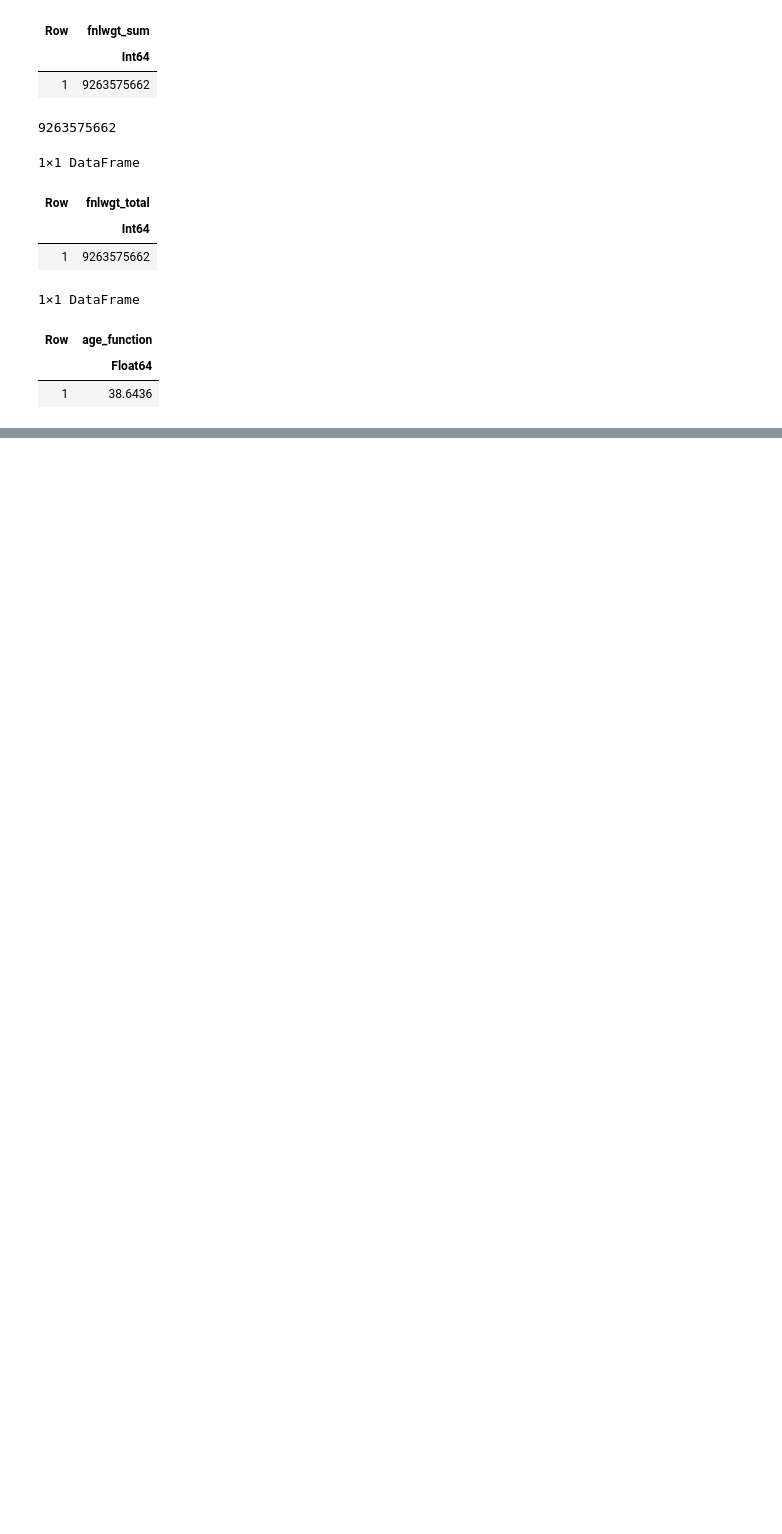
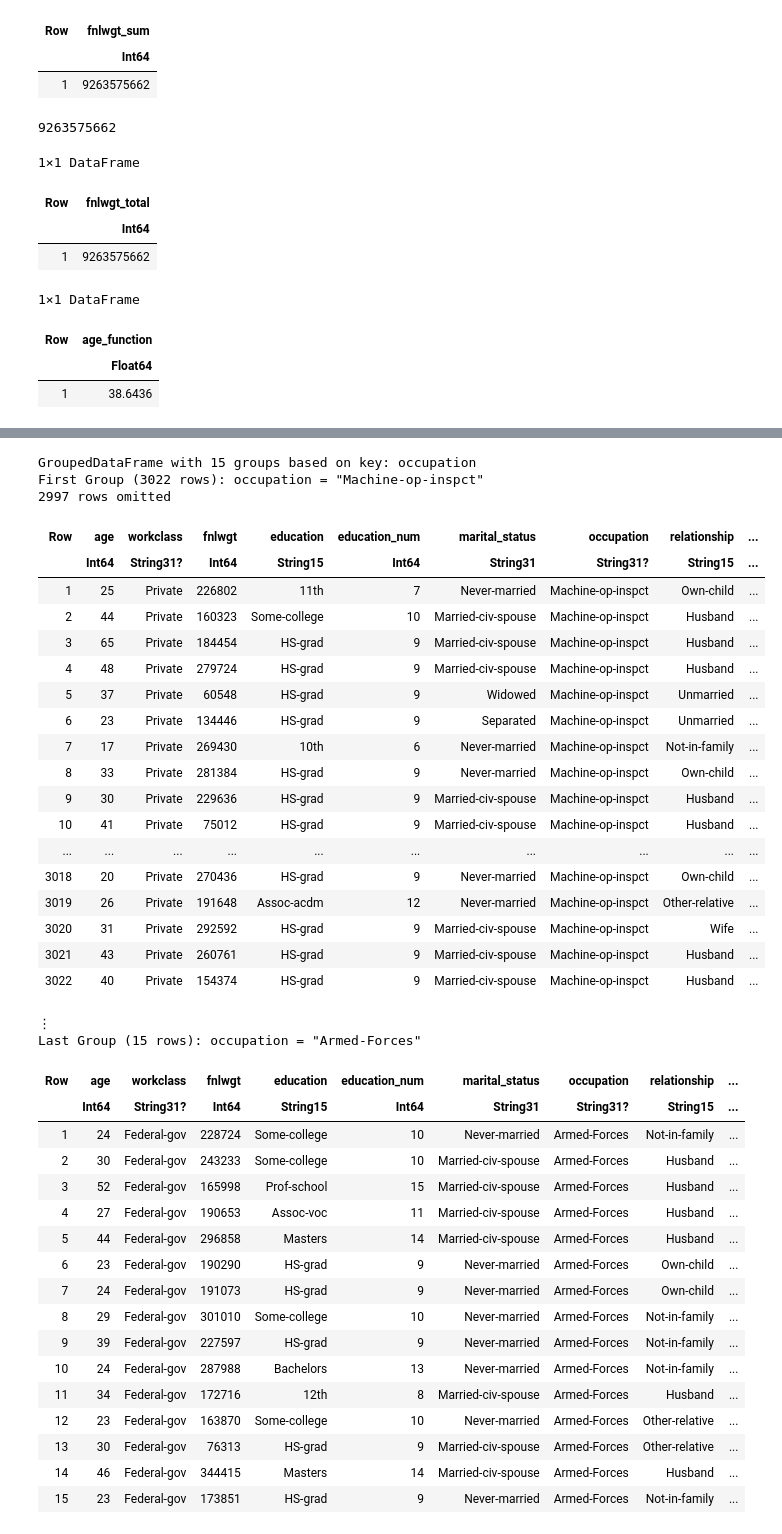
Before and after one commit to toby-farley/Adult, a Jupyter notebook: Adult Julia.ipynb, the cells around one changed output, grey strips where cells are left out. Drawn from its saved outputs; the diff is of its cells as text; code cells hidden in the pictures; blank space fills up the shorter version.

```diff
--- a/Adult Julia.ipynb
+++ b/Adult Julia.ipynb
@@ -819,0 +879,43 @@ combine(df, [
+# %%
+groupby(df, :occupation)
+# %% [output]
+GroupedDataFrame with 15 groups based on key: occupation
+First Group (3022 rows): occupation = "Machine-op-inspct"
+2997 rows omitted
+| Row | age | workclass | fnlwgt | education | education_num | marital_status | occupation | relationship | ... |
+|  | Int64 | String31? | Int64 | String15 | Int64 | String31 | String31? | String15 | ... |
+| 1 | 25 | Private | 226802 | 11th | 7 | Never-married | Machine-op-inspct | Own-child | ... |
+| 2 | 44 | Private | 160323 | Some-college | 10 | Married-civ-spouse | Machine-op-inspct | Husband | ... |
+| 3 | 65 | Private | 184454 | HS-grad | 9 | Married-civ-spouse | Machine-op-inspct | Husband | ... |
+| 4 | 48 | Private | 279724 | HS-grad | 9 | Married-civ-spouse | Machine-op-inspct | Husband | ... |
+| 5 | 37 | Private | 60548 | HS-grad | 9 | Widowed | Machine-op-inspct | Unmarried | ... |
+| 6 | 23 | Private | 134446 | HS-grad | 9 | Separated | Machine-op-inspct | Unmarried | ... |
+| 7 | 17 | Private | 269430 | 10th | 6 | Never-married | Machine-op-inspct | Not-in-family | ... |
+| 8 | 33 | Private | 281384 | HS-grad | 9 | Never-married | Machine-op-inspct | Own-child | ... |
+| 9 | 30 | Private | 229636 | HS-grad | 9 | Married-civ-spouse | Machine-op-inspct | Husband | ... |
+| 10 | 41 | Private | 75012 | HS-grad | 9 | Married-civ-spouse | Machine-op-inspct | Husband | ... |
+| ... | ... | ... | ... | ... | ... | ... | ... | ... | ... |
+| 3018 | 20 | Private | 270436 | HS-grad | 9 | Never-married | Machine-op-inspct | Own-child | ... |
+| 3019 | 26 | Private | 191648 | Assoc-acdm | 12 | Never-married | Machine-op-inspct | Other-relative | ... |
+| 3020 | 31 | Private | 292592 | HS-grad | 9 | Married-civ-spouse | Machine-op-inspct | Wife | ... |
+| 3021 | 43 | Private | 260761 | HS-grad | 9 | Married-civ-spouse | Machine-op-inspct | Husband | ... |
+| 3022 | 40 | Private | 154374 | HS-grad | 9 | Married-civ-spouse | Machine-op-inspct | Husband | ... |
+⋮
+Last Group (15 rows): occupation = "Armed-Forces"
+| Row | age | workclass | fnlwgt | education | education_num | marital_status | occupation | relationship | ... |
+|  | Int64 | String31? | Int64 | String15 | Int64 | String31 | String31? | String15 | ... |
+| 1 | 24 | Federal-gov | 228724 | Some-college | 10 | Never-married | Armed-Forces | Not-in-family | ... |
+| 2 | 30 | Federal-gov | 243233 | Some-college | 10 | Married-civ-spouse | Armed-Forces | Husband | ... |
+| 3 | 52 | Federal-gov | 165998 | Prof-school | 15 | Married-civ-spouse | Armed-Forces | Husband | ... |
+| 4 | 27 | Federal-gov | 190653 | Assoc-voc | 11 | Married-civ-spouse | Armed-Forces | Husband | ... |
+| 5 | 44 | Federal-gov | 296858 | Masters | 14 | Married-civ-spouse | Armed-Forces | Husband | ... |
+| 6 | 23 | Federal-gov | 190290 | HS-grad | 9 | Never-married | Armed-Forces | Own-child | ... |
+| 7 | 24 | Federal-gov | 191073 | HS-grad | 9 | Never-married | Armed-Forces | Own-child | ... |
+| 8 | 29 | Federal-gov | 301010 | Some-college | 10 | Never-married | Armed-Forces | Not-in-family | ... |
+| 9 | 39 | Federal-gov | 227597 | HS-grad | 9 | Never-married | Armed-Forces | Not-in-family | ... |
+| 10 | 24 | Federal-gov | 287988 | Bachelors | 13 | Never-married | Armed-Forces | Not-in-family | ... |
+| 11 | 34 | Federal-gov | 172716 | 12th | 8 | Married-civ-spouse | Armed-Forces | Husband | ... |
+| 12 | 23 | Federal-gov | 163870 | Some-college | 10 | Never-married | Armed-Forces | Other-relative | ... |
+| 13 | 30 | Federal-gov | 76313 | HS-grad | 9 | Married-civ-spouse | Armed-Forces | Other-relative | ... |
+| 14 | 46 | Federal-gov | 344415 | Masters | 14 | Married-civ-spouse | Armed-Forces | Husband | ... |
+| 15 | 23 | Federal-gov | 173851 | HS-grad | 9 | Never-married | Armed-Forces | Not-in-family | ... |
```
Also changed, not shown: parts of 12 cells of this notebook.
